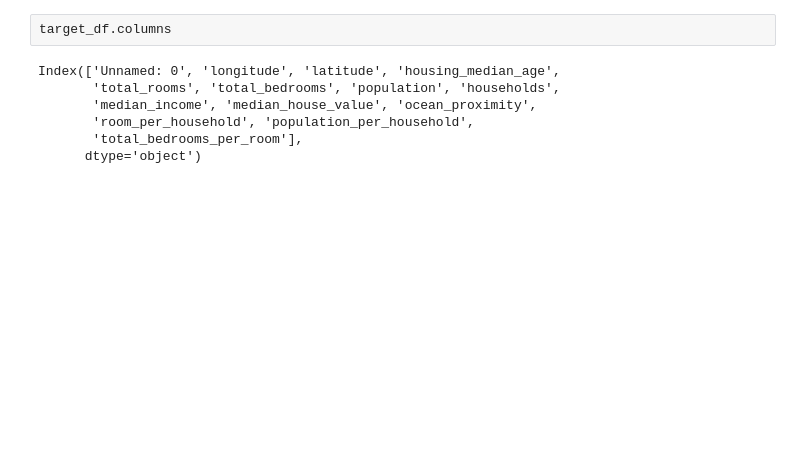
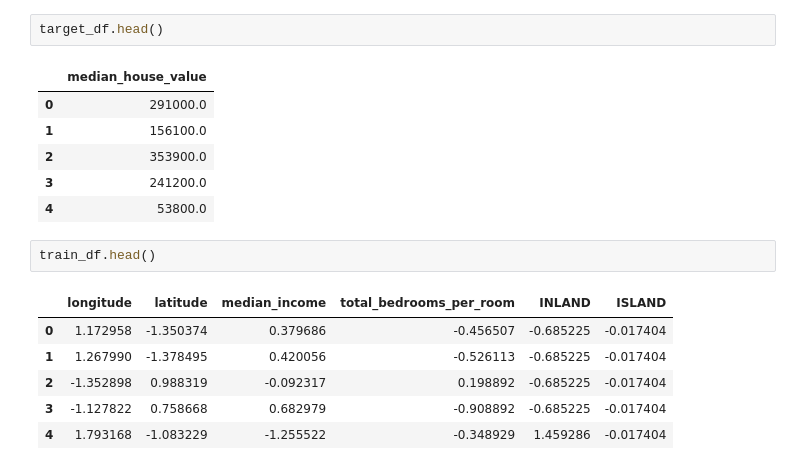
Before and after one commit to Nimish-nks/HousingProject, a Jupyter notebook: notebook/training.ipynb, the cells around one changed output. Cells and saved outputs as stored; diff of their text form; blank space fills up the shorter version.

```diff
--- a/notebook/training.ipynb
+++ b/notebook/training.ipynb
@@ -9,9 +79,18 @@ test_df = pd.read_csv(r'C:\Users\NSharma\Documents\datascience\HousingProject\da
 # %%
-target_df.columns
+target_df.head()
 # %% [output]
-Index(['Unnamed: 0', 'longitude', 'latitude', 'housing_median_age',
-       'total_rooms', 'total_bedrooms', 'population', 'households',
-       'median_income', 'median_house_value', 'ocean_proximity',
-       'room_per_household', 'population_per_household',
-       'total_bedrooms_per_room'],
-      dtype='object')
+|  | median_house_value |
+| 0 | 291000.0 |
+| 1 | 156100.0 |
+| 2 | 353900.0 |
+| 3 | 241200.0 |
+| 4 | 53800.0 |
+# %%
+train_df.head()
+# %% [output]
+|  | longitude | latitude | median_income | total_bedrooms_per_room | INLAND | ISLAND |
+| 0 | 1.172958 | -1.350374 | 0.379686 | -0.456507 | -0.685225 | -0.017404 |
+| 1 | 1.267990 | -1.378495 | 0.420056 | -0.526113 | -0.685225 | -0.017404 |
+| 2 | -1.352898 | 0.988319 | -0.092317 | 0.198892 | -0.685225 | -0.017404 |
+| 3 | -1.127822 | 0.758668 | 0.682979 | -0.908892 | -0.685225 | -0.017404 |
+| 4 | 1.793168 | -1.083229 | -1.255522 | -0.348929 | 1.459286 | -0.017404 |
```
Also changed, not shown: parts of 47 cells of this notebook, 2 other files.
